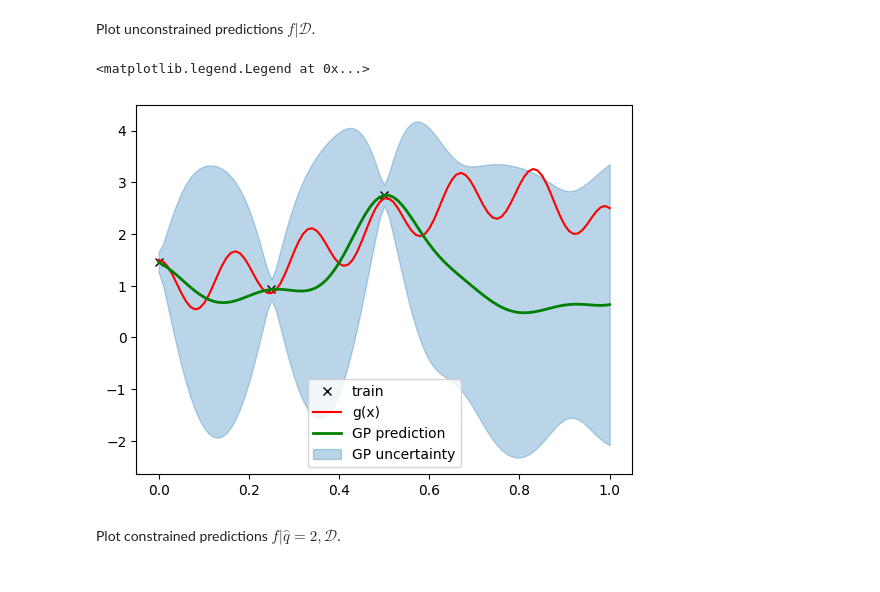
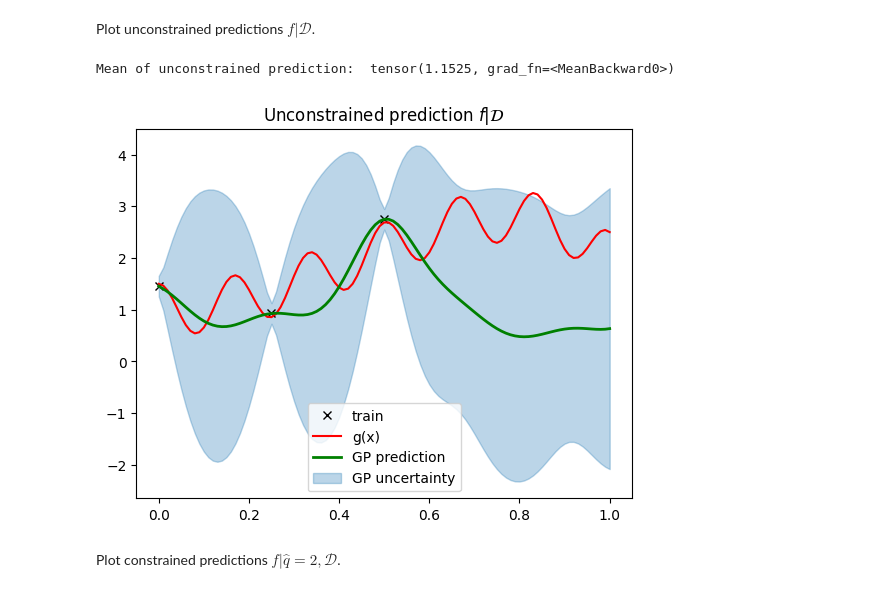
Before and after one commit to joshniemela/ProbabilisticML, a Jupyter notebook: exam/src/gp.ipynb, the cells around one changed output. Cells and saved outputs as stored; diff of their text form; code cells hidden in the pictures.

```diff
--- a/exam/src/gp.ipynb
+++ b/exam/src/gp.ipynb
@@ -620,22 +622,25 @@ Plot unconstrained predictions $f | \mathcal{D}$.
 # %%
 mean_pred, cov_pred = predict(
     kernel,
     X_train, y_train,
     x_axis, noise,
     *learned_params
 )
+print("Mean of unconstrained prediction: ", mean_pred.mean())
 
 fig, ax = plt.subplots()
 plot_predictions(
     ax=ax,
     X_train=X_train, y_train=y_train,
     X_test=[], y_test=[],
     X=x_axis, mean=mean_pred, cov=cov_pred,
     plot_g=True,
 )
 ax.legend()
+ax.set_title("Unconstrained prediction $f | \mathcal{D}$")
+plt.show()
 # %% [output]
-<matplotlib.legend.Legend at 0x...>
+Mean of unconstrained prediction:  tensor(1.1525, grad_fn=<MeanBackward0>)
-[figure, old version]
+[figure, new version]
 # %% [markdown]
 Plot constrained predictions $f | \hat{q}=2, \mathcal{D}$.
```
Also changed, not shown: parts of 4 cells of this notebook, 6 other files.
